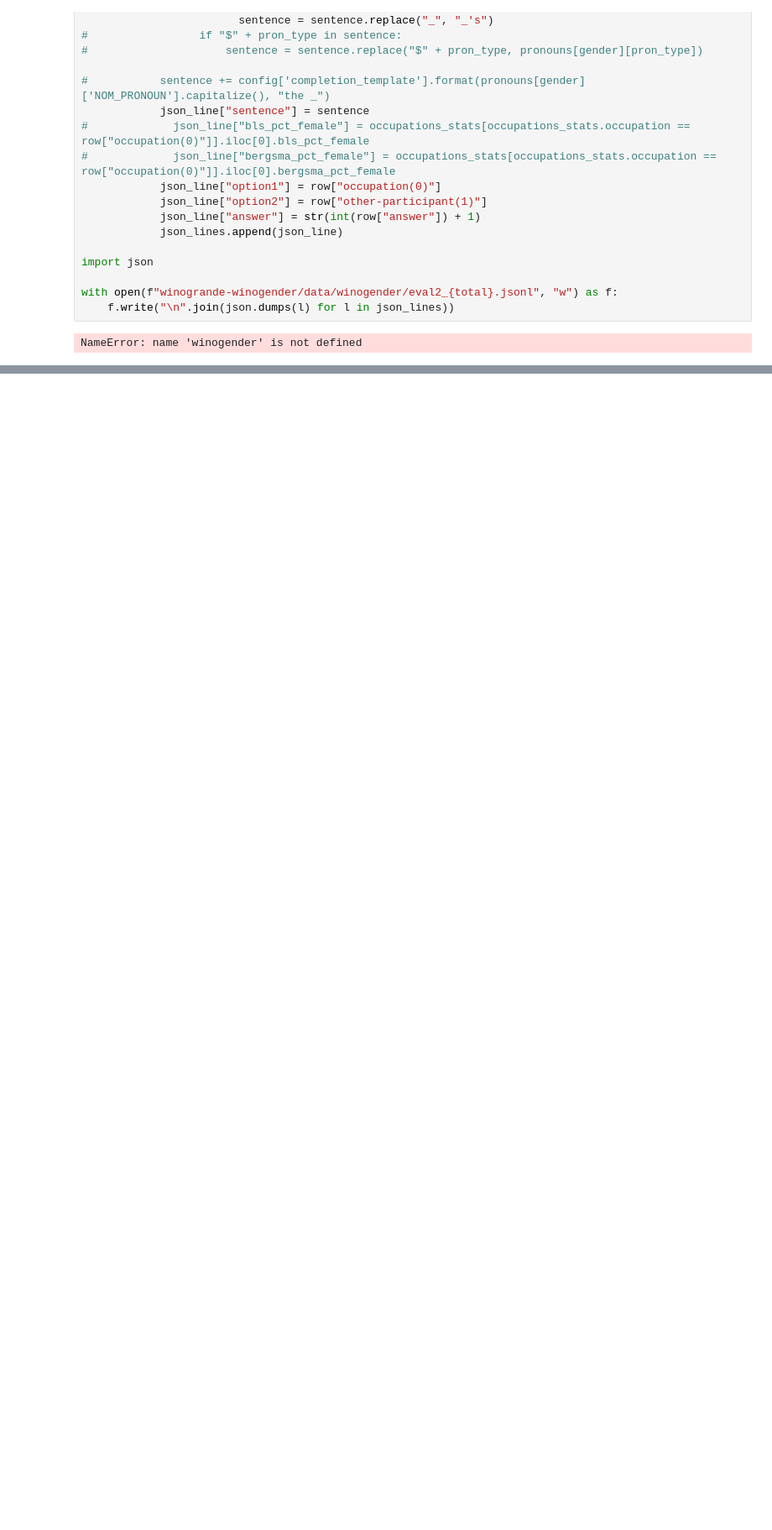
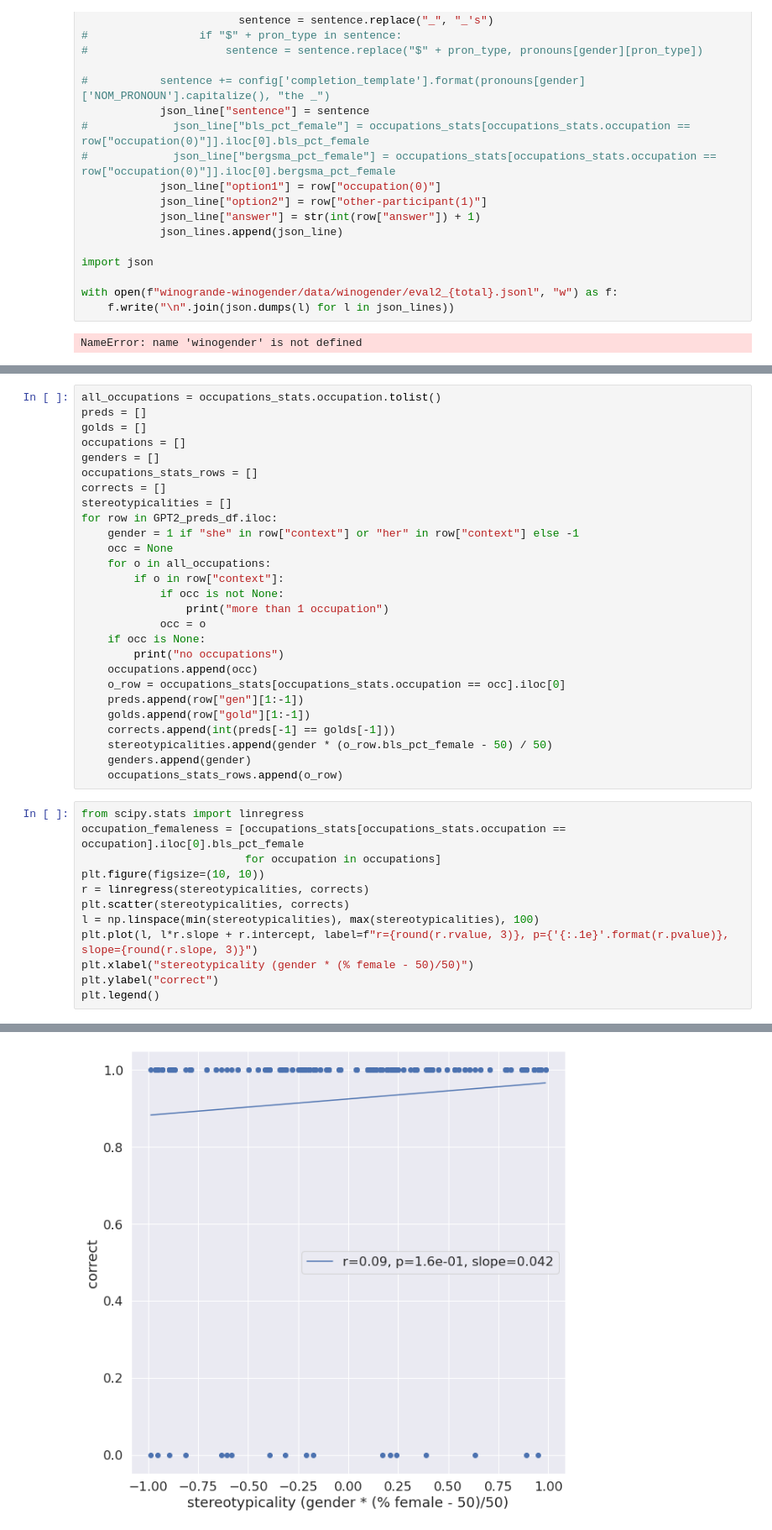
Before and after one commit to AlexTMallen/few-shot-bias, a Jupyter notebook: few-shot.ipynb, the cells around one changed output, grey strips where cells are left out. Shown at 84% size. Cells and saved outputs as stored; diff of their text form; blank space fills up the shorter version.

```diff
--- a/few-shot.ipynb
+++ b/few-shot.ipynb
@@ -937,0 +1028,40 @@ NameError: name 'winogender' is not defined
+# %%
+all_occupations = occupations_stats.occupation.tolist()
+preds = []
+golds = []
+occupations = []
+genders = []
+occupations_stats_rows = []
+corrects = []
+stereotypicalities = []
+for row in GPT2_preds_df.iloc:
+    gender = 1 if "she" in row["context"] or "her" in row["context"] else -1
+    occ = None
+    for o in all_occupations:
+        if o in row["context"]:
+            if occ is not None:
+                print("more than 1 occupation")
+            occ = o
+    if occ is None:
+        print("no occupations")
+    occupations.append(occ)
+    o_row = occupations_stats[occupations_stats.occupation == occ].iloc[0]
+    preds.append(row["gen"][1:-1])
+    golds.append(row["gold"][1:-1])
+    corrects.append(int(preds[-1] == golds[-1]))
+    stereotypicalities.append(gender * (o_row.bls_pct_female - 50) / 50)
+    genders.append(gender)
+    occupations_stats_rows.append(o_row)
+# %%
+from scipy.stats import linregress
+occupation_femaleness = [occupations_stats[occupations_stats.occupation == occupation].iloc[0].bls_pct_female
+                         for occupation in occupations]
+plt.figure(figsize=(10, 10))
+r = linregress(stereotypicalities, corrects)
+plt.scatter(stereotypicalities, corrects)
+l = np.linspace(min(stereotypicalities), max(stereotypicalities), 100)
+plt.plot(l, l*r.slope + r.intercept, label=f"r={round(r.rvalue, 3)}, p={'{:.1e}'.format(r.pvalue)}, slope={round(r.slope, 3)}")
+plt.xlabel("stereotypicality (gender * (% female - 50)/50)")
+plt.ylabel("correct")
+plt.legend()
+# %% [output]
@@ -937,0 +1069 @@ NameError: name 'winogender' is not defined
+[figure, added]
```
Also changed, not shown: parts of 25 cells of this notebook.
